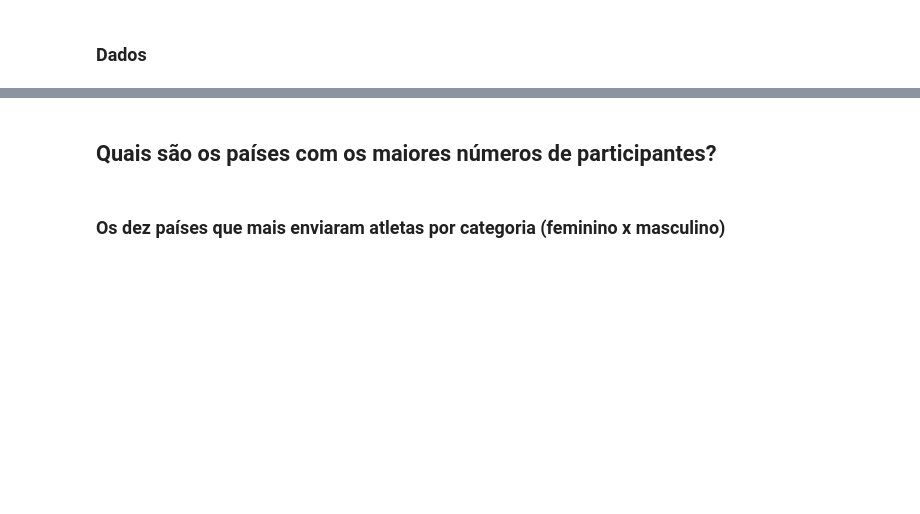
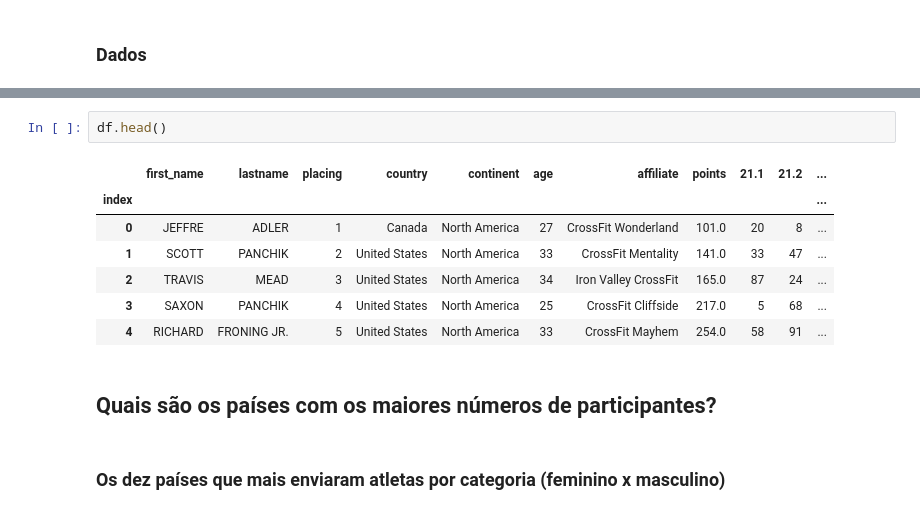
Before and after one commit to DheniMoura/Crossfit_open_2021, a Jupyter notebook: Analise_exploratória/Crossfit_open21_EDA.ipynb, the cells around one changed output, grey strips where cells are left out. Drawn from its saved outputs; the diff is of its cells as text; blank space fills up the shorter version.

```diff
--- a/Analise_exploratória/Crossfit_open21_EDA.ipynb
+++ b/Analise_exploratória/Crossfit_open21_EDA.ipynb
@@ -24,4 +29,14 @@ Index(['index', 'first_name', 'lastname', 'placing', 'country', 'continent',
       dtype='object')
+# %%
+df.head()
+# %% [output]
+|  | first_name | lastname | placing | country | continent | age | affiliate | points | 21.1 | 21.2 | ... |
+| index |  |  |  |  |  |  |  |  |  |  | ... |
+| 0 | JEFFRE | ADLER | 1 | Canada | North America | 27 | CrossFit Wonderland | 101.0 | 20 | 8 | ... |
+| 1 | SCOTT | PANCHIK | 2 | United States | North America | 33 | CrossFit Mentality | 141.0 | 33 | 47 | ... |
+| 2 | TRAVIS | MEAD | 3 | United States | North America | 34 | Iron Valley CrossFit | 165.0 | 87 | 24 | ... |
+| 3 | SAXON | PANCHIK | 4 | United States | North America | 25 | CrossFit Cliffside | 217.0 | 5 | 68 | ... |
+| 4 | RICHARD | FRONING JR. | 5 | United States | North America | 33 | CrossFit Mayhem | 254.0 | 58 | 91 | ... |
 # %% [markdown]
 ## Quais são os países com os maiores números de participantes?
 # %% [markdown]
```
Also changed, not shown: parts of 16 cells of this notebook, 4 other files.
